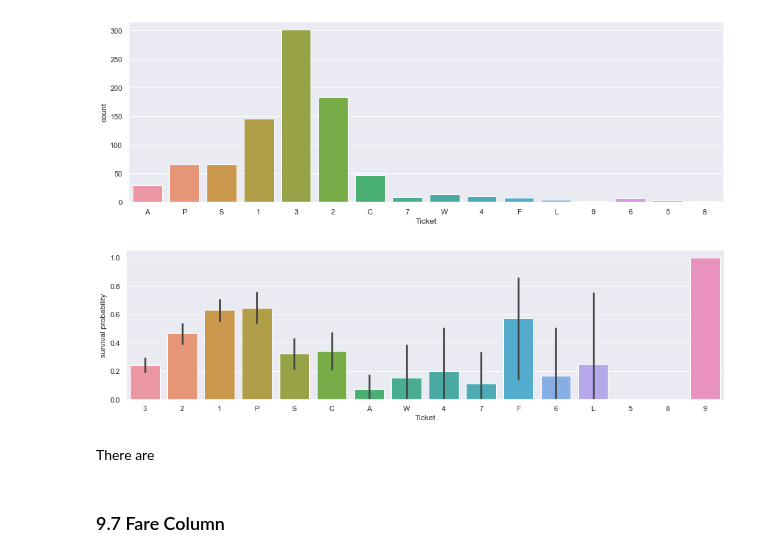
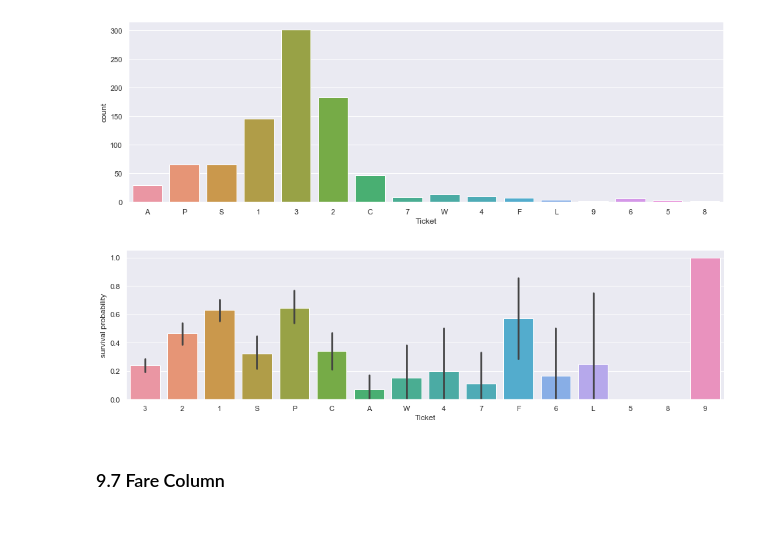
Before and after one commit to analyst8/titanic2020, a Jupyter notebook: titanic.ipynb, the cells around one changed output. Saved outputs shown, nothing was run; the diff lists cells and outputs as text; code cells hidden in the pictures; blank space fills up the shorter version.

```diff
--- a/titanic.ipynb
+++ b/titanic.ipynb
@@ -399,7 +393,7 @@ Upon examining the ages and sex for the titles grouped in the Mrs category, the
 # Convert to categorical values Title
 train_df["Title2"] = train_df["Title2"].replace(['Capt', 'Col','Don', 'Dr', 'Major', 'Rev', 'Sir', 'Jonkheer'], 'Mr')
 train_df["Title2"] = train_df["Title2"].replace(['Lady', 'the Countess','Countess'], 'Mrs')
-train_df["Title2"] = train_df["Title2"].map({"Master":0, "Miss":1, "Ms" : 1 , "Mme":2, "Mlle":2, "Mrs":2, "Mr":3, "Rare":4})
+train_df["Title2"] = train_df["Title2"].map({"Master":0, "Miss":1, "Ms" : 1 , "Mme":2, "Mlle":2, "Mrs":2, "Mr":3})
 train_df["Title2"] = train_df["Title2"].astype(int)
 # %%
 ax = sns.countplot(train_df["Title2"],
@@ -738,12 +748,10 @@ g = sns.countplot(train_df["Ticket"])
 # %% [output]
 [figure]
 # %%
-g = sns.factorplot(x="Ticket",y="Survived",data=train_df,kind="bar", order = train_df["Ticket"].value_counts().index, size=4, aspect=3.4)
+g = sns.catplot(x="Ticket",y="Survived",data=train_df,kind="bar", order = train_df["Ticket"].value_counts().index, height=4, aspect=3.4)
 g = g.set_ylabels("survival probability")
 # %% [output]
-[figure, old version]
+[figure, new version]
-# %% [markdown]
-There are
 # %% [markdown]
 ### 9.7 Fare Column <a class="anchor" id="fare"></a>
 # %%
```
Also changed, not shown: parts of 67 cells of this notebook.
